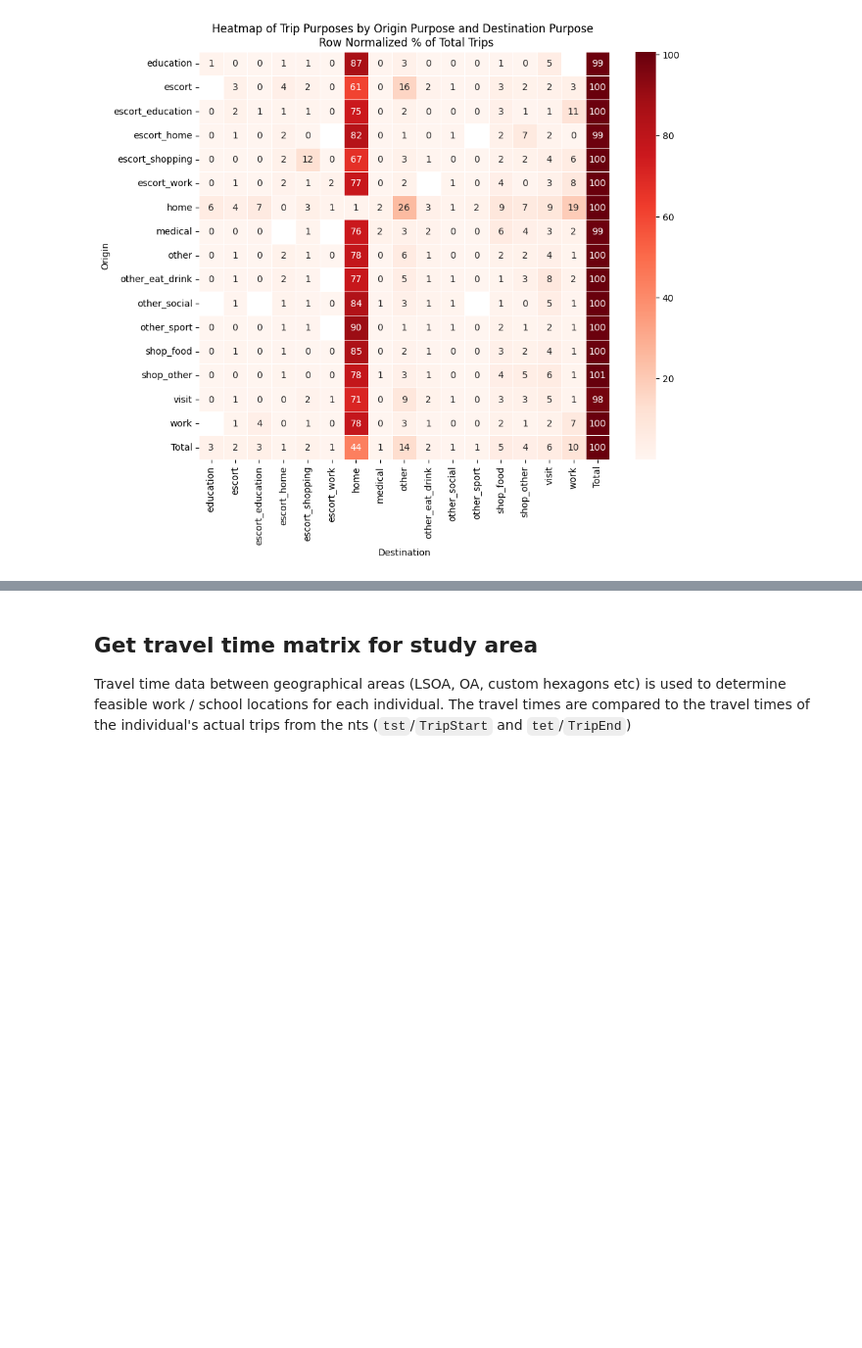
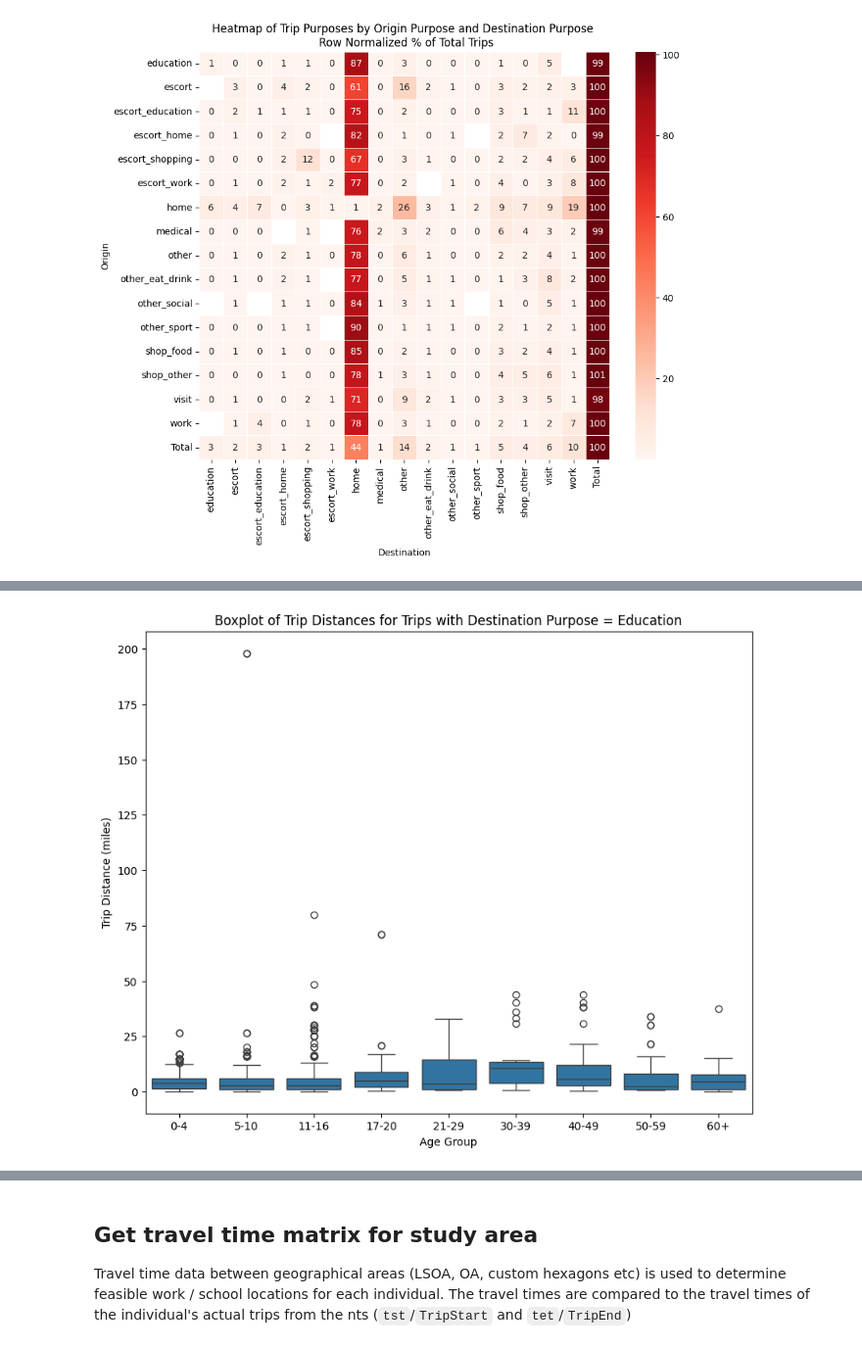
Before and after one commit to Urban-Analytics-Technology-Platform/acbm, a Jupyter notebook: notebooks/3_locations_primary.ipynb, the cells around one changed output, grey strips where cells are left out. Shown at 98% size. Saved outputs shown, nothing was run; the diff lists cells and outputs as text; code cells hidden in the pictures; blank space fills up the shorter version.

```diff
--- a/notebooks/3_locations_primary.ipynb
+++ b/notebooks/3_locations_primary.ipynb
@@ -192,0 +265,10 @@ plt.show()
+# %%
+# boxplot instead of histogram
+plt.figure(figsize=(10, 8))
+sns.boxplot(data=activity_chains[activity_chains['dact'] == 'education'], x='age_group_years', y='TripDisIncSW', order=age_group_years_order)
+plt.title('Boxplot of Trip Distances for Trips with Destination Purpose = Education')
+plt.xlabel('Age Group')
+plt.ylabel('Trip Distance (miles)')
+plt.show()
+# %% [output]
+[figure, added]
```
Also changed, not shown: parts of 8 cells of this notebook.
